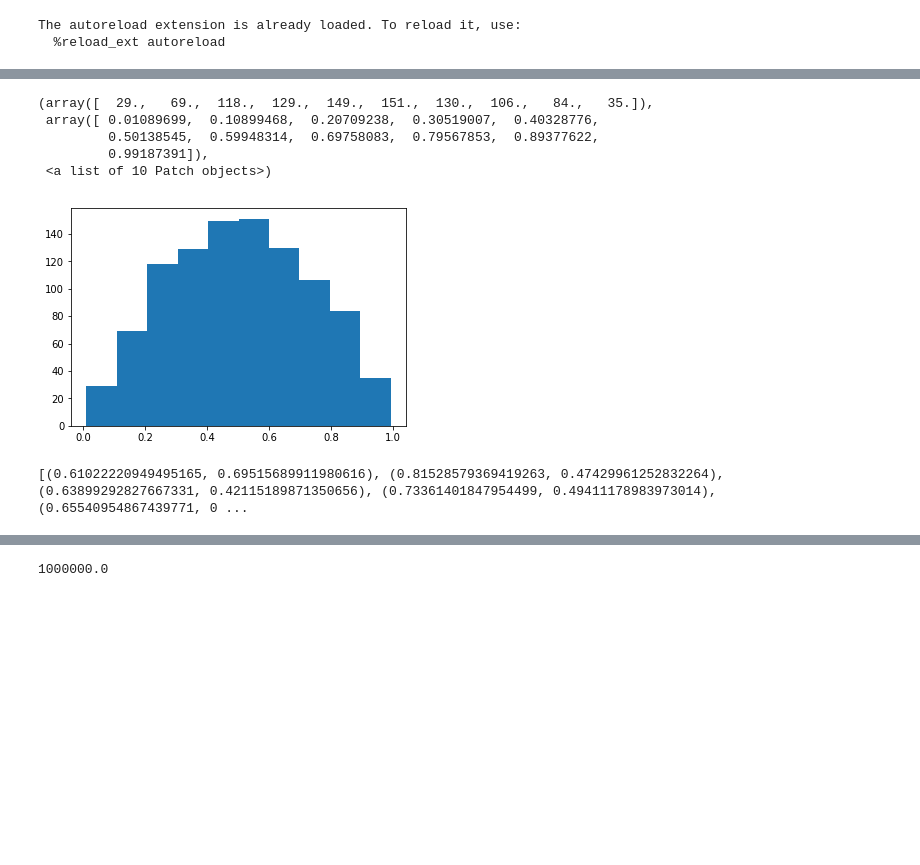
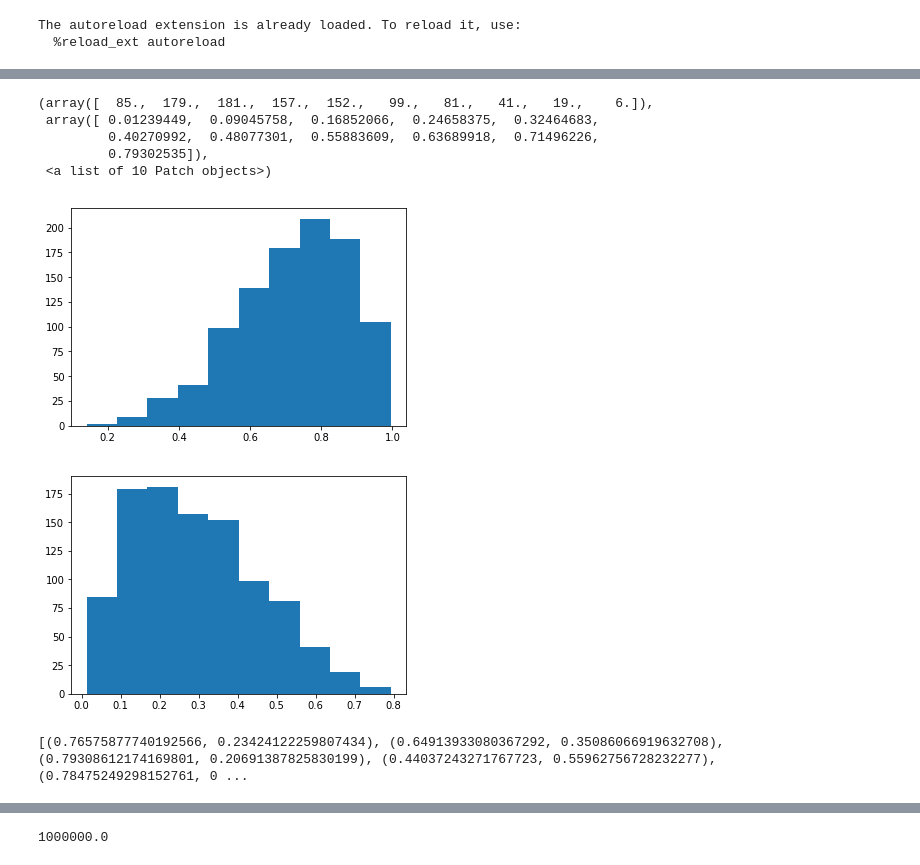
Before and after one commit to eloriundo/snorkel, a Jupyter notebook: synthetic_tabular/synthetic_tabular.ipynb, the cells around one changed output, grey strips where cells are left out. Saved outputs shown, nothing was run; the diff lists cells and outputs as text; code cells hidden in the pictures; blank space fills up the shorter version.

```diff
--- a/synthetic_tabular/synthetic_tabular.ipynb
+++ b/synthetic_tabular/synthetic_tabular.ipynb
@@ -27,20 +27,23 @@ print(len(y))
 1000000
 # %%
-plt.hist(1-np.random.beta(2,2,1000))
+plt.hist(1-np.random.beta(2,5,1000))
+plt.figure()
+plt.hist(np.random.beta(2,5,1000))
 # %% [output]
-(array([  29.,   69.,  118.,  129.,  149.,  151.,  130.,  106.,   84.,   35.]),
- array([ 0.01089699,  0.10899468,  0.20709238,  0.30519007,  0.40328776,
-         0.50138545,  0.59948314,  0.69758083,  0.79567853,  0.89377622,
-         0.99187391]),
+(array([  85.,  179.,  181.,  157.,  152.,   99.,   81.,   41.,   19.,    6.]),
+ array([ 0.01239449,  0.09045758,  0.16852066,  0.24658375,  0.32464683,
+         0.40270992,  0.48077301,  0.55883609,  0.63689918,  0.71496226,
+         0.79302535]),
  <a list of 10 Patch objects>)
-[figure, old version]
+[figure, new version]
+[figure, added]
 # %%
 total_LFs = 10
 alphas = 1 - np.random.beta(2,5,total_LFs)
-betas = np.random.uniform(0,1,total_LFs)
+betas = 1 - alphas#np.random.beta(2,5,total_LFs) #np.random.uniform(0,1,total_LFs)
 print(list(zip(alphas,betas)))
 # %% [output]
-[(0.61022220949495165, 0.69515689911980616), (0.81528579369419263, 0.47429961252832264), (0.63899292827667331, 0.42115189871350656), (0.73361401847954499, 0.49411178983973014), (0.65540954867439771, 0 ...
+[(0.76575877740192566, 0.23424122259807434), (0.64913933080367292, 0.35086066919632708), (0.79308612174169801, 0.20691387825830199), (0.44037243271767723, 0.55962756728232277), (0.78475249298152761, 0 ...
 # %%
 L_names = ['LF_' + str(n_LF) for n_LF in range(total_LFs)]
 LFs = {}
```
Also changed, not shown: parts of 11 cells of this notebook.
